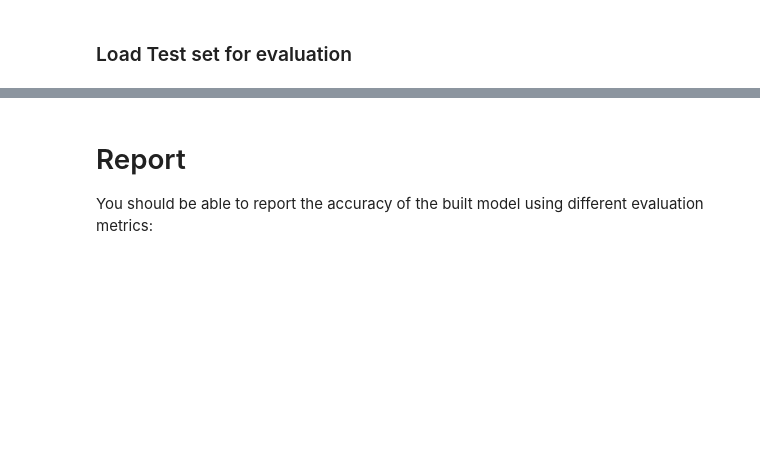
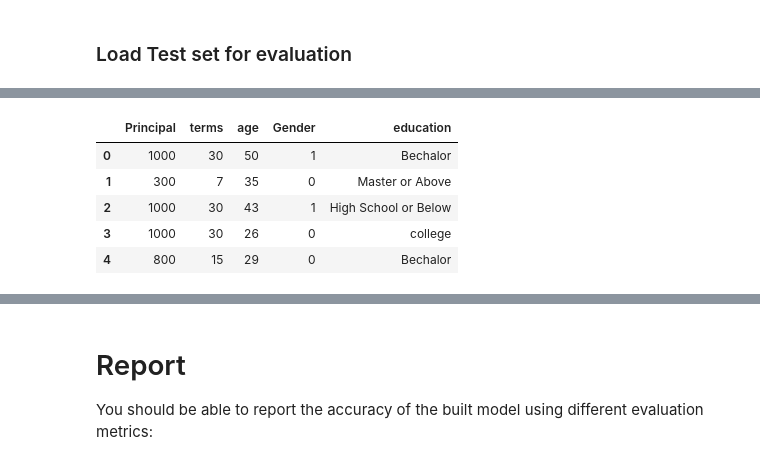
Before and after one commit to akashmaurya517/Coursera_Capstone, a Jupyter notebook: project_loan.ipynb, the cells around one changed output, grey strips where cells are left out. Saved outputs shown, nothing was run; the diff lists cells and outputs as text; code cells hidden in the pictures; blank space fills up the shorter version.

```diff
--- a/project_loan.ipynb
+++ b/project_loan.ipynb
@@ -308,0 +395,9 @@ test_df.head()
+# %%
+test_df[['Principal','terms','age','Gender','education']].head()
+# %% [output]
+|  | Principal | terms | age | Gender | education |
+| 0 | 1000 | 30 | 50 | 1 | Bechalor |
+| 1 | 300 | 7 | 35 | 0 | Master or Above |
+| 2 | 1000 | 30 | 43 | 1 | High School or Below |
+| 3 | 1000 | 30 | 26 | 0 | college |
+| 4 | 800 | 15 | 29 | 0 | Bechalor |
```
Also changed, not shown: parts of 33 cells of this notebook.
